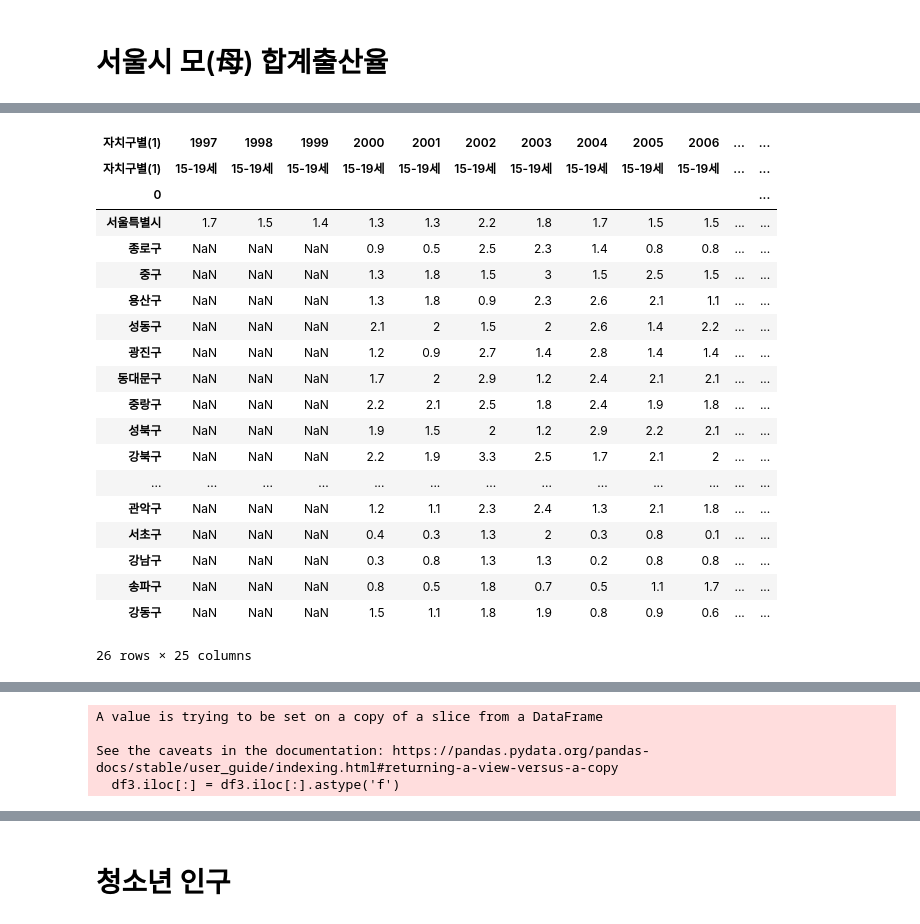
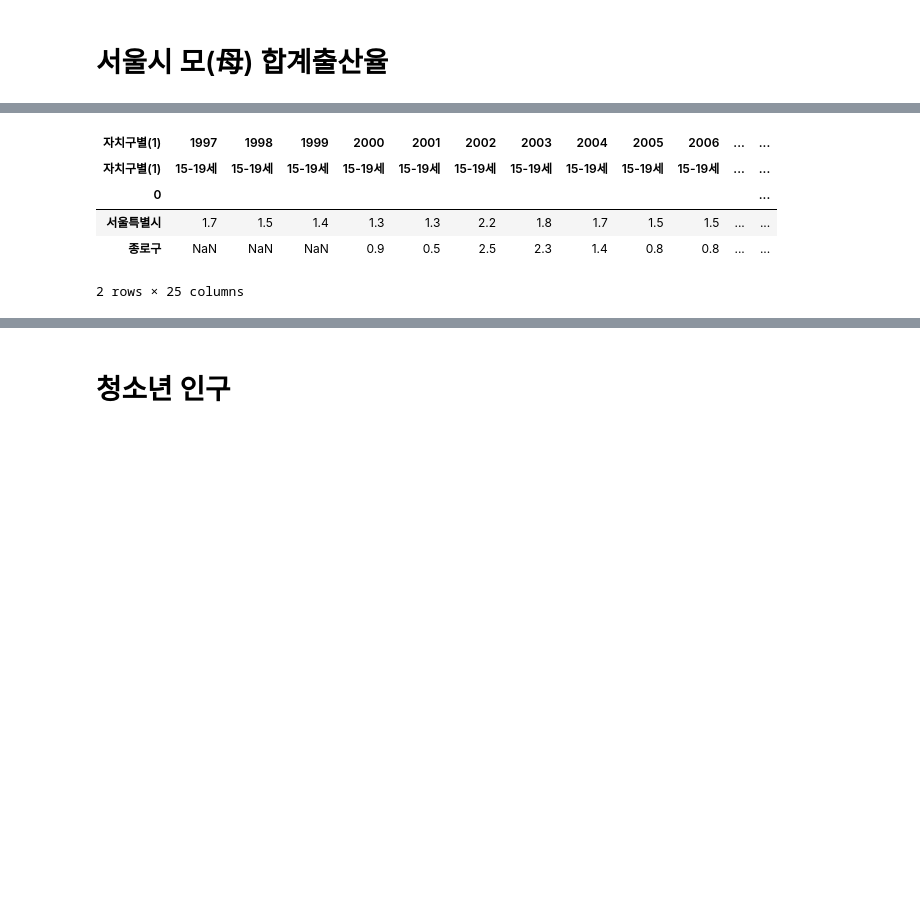
Before and after one commit to jm83-database/python_tutorial, a Jupyter notebook: 프로젝트/청소년 콘돔 자판기 위치 선정 배경.ipynb, the cells around one changed output, grey strips where cells are left out. Saved outputs shown, nothing was run; the diff lists cells and outputs as text; code cells hidden in the pictures; blank space fills up the shorter version.

```diff
--- a/프로젝트/청소년 콘돔 자판기 위치 선정 배경.ipynb
+++ b/프로젝트/청소년 콘돔 자판기 위치 선정 배경.ipynb
@@ -349,30 +177,16 @@ df3
 # %%
 # 중복 인덱스를 설정하기
 new_header = [df3.iloc[0], df3.iloc[2]]
 df3 = df3[3:]
 df3.columns = new_header
-df3
+df3.head(2)
 # %% [output]
 | 자치구별(1) | 1997 | 1998 | 1999 | 2000 | 2001 | 2002 | 2003 | 2004 | 2005 | 2006 | ... | ... |
 | 자치구별(1) | 15-19세 | 15-19세 | 15-19세 | 15-19세 | 15-19세 | 15-19세 | 15-19세 | 15-19세 | 15-19세 | 15-19세 | ... | ... |
 | 0 |  |  |  |  |  |  |  |  |  |  |  | ... |
 | 서울특별시 | 1.7 | 1.5 | 1.4 | 1.3 | 1.3 | 2.2 | 1.8 | 1.7 | 1.5 | 1.5 | ... | ... |
 | 종로구 | NaN | NaN | NaN | 0.9 | 0.5 | 2.5 | 2.3 | 1.4 | 0.8 | 0.8 | ... | ... |
-| 중구 | NaN | NaN | NaN | 1.3 | 1.8 | 1.5 | 3 | 1.5 | 2.5 | 1.5 | ... | ... |
-| 용산구 | NaN | NaN | NaN | 1.3 | 1.8 | 0.9 | 2.3 | 2.6 | 2.1 | 1.1 | ... | ... |
-| 성동구 | NaN | NaN | NaN | 2.1 | 2 | 1.5 | 2 | 2.6 | 1.4 | 2.2 | ... | ... |
-| 광진구 | NaN | NaN | NaN | 1.2 | 0.9 | 2.7 | 1.4 | 2.8 | 1.4 | 1.4 | ... | ... |
-| 동대문구 | NaN | NaN | NaN | 1.7 | 2 | 2.9 | 1.2 | 2.4 | 2.1 | 2.1 | ... | ... |
-| 중랑구 | NaN | NaN | NaN | 2.2 | 2.1 | 2.5 | 1.8 | 2.4 | 1.9 | 1.8 | ... | ... |
-| 성북구 | NaN | NaN | NaN | 1.9 | 1.5 | 2 | 1.2 | 2.9 | 2.2 | 2.1 | ... | ... |
-| 강북구 | NaN | NaN | NaN | 2.2 | 1.9 | 3.3 | 2.5 | 1.7 | 2.1 | 2 | ... | ... |
-| ... | ... | ... | ... | ... | ... | ... | ... | ... | ... | ... | ... | ... |
-| 관악구 | NaN | NaN | NaN | 1.2 | 1.1 | 2.3 | 2.4 | 1.3 | 2.1 | 1.8 | ... | ... |
-| 서초구 | NaN | NaN | NaN | 0.4 | 0.3 | 1.3 | 2 | 0.3 | 0.8 | 0.1 | ... | ... |
-| 강남구 | NaN | NaN | NaN | 0.3 | 0.8 | 1.3 | 1.3 | 0.2 | 0.8 | 0.8 | ... | ... |
-| 송파구 | NaN | NaN | NaN | 0.8 | 0.5 | 1.8 | 0.7 | 0.5 | 1.1 | 1.7 | ... | ... |
-| 강동구 | NaN | NaN | NaN | 1.5 | 1.1 | 1.8 | 1.9 | 0.8 | 0.9 | 0.6 | ... | ... |
-26 rows × 25 columns
+2 rows × 25 columns
 # %%
 df3.info()
 # %% [output]
@@ -395,10 +209,4 @@ dtypes: object(25)
 memory usage: 5.3+ KB
 # %%
 # str로 된 숫자를 float으로 변경
-df3
 df3.iloc[:] = df3.iloc[:].astype('f')
-# %% [output]
-A value is trying to be set on a copy of a slice from a DataFrame
-
-See the caveats in the documentation: https://pandas.pydata.org/pandas-docs/stable/user_guide/indexing.html#returning-a-view-versus-a-copy
-  df3.iloc[:] = df3.iloc[:].astype('f')
```
Also changed, not shown: parts of 42 cells of this notebook, 8 other files.
